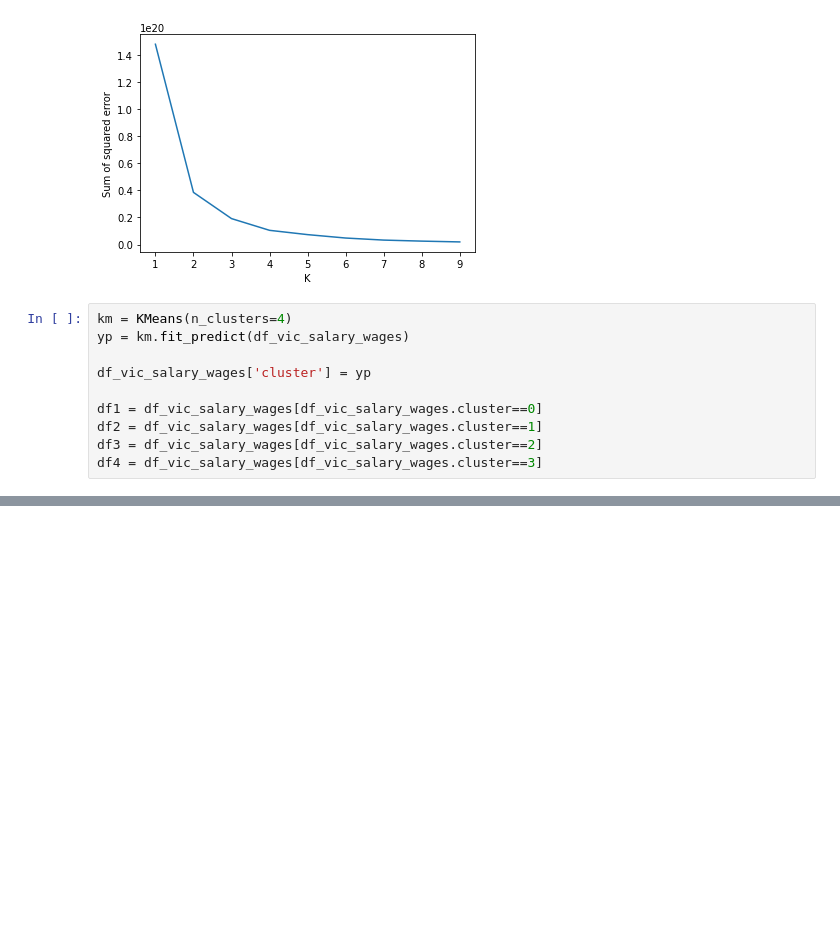
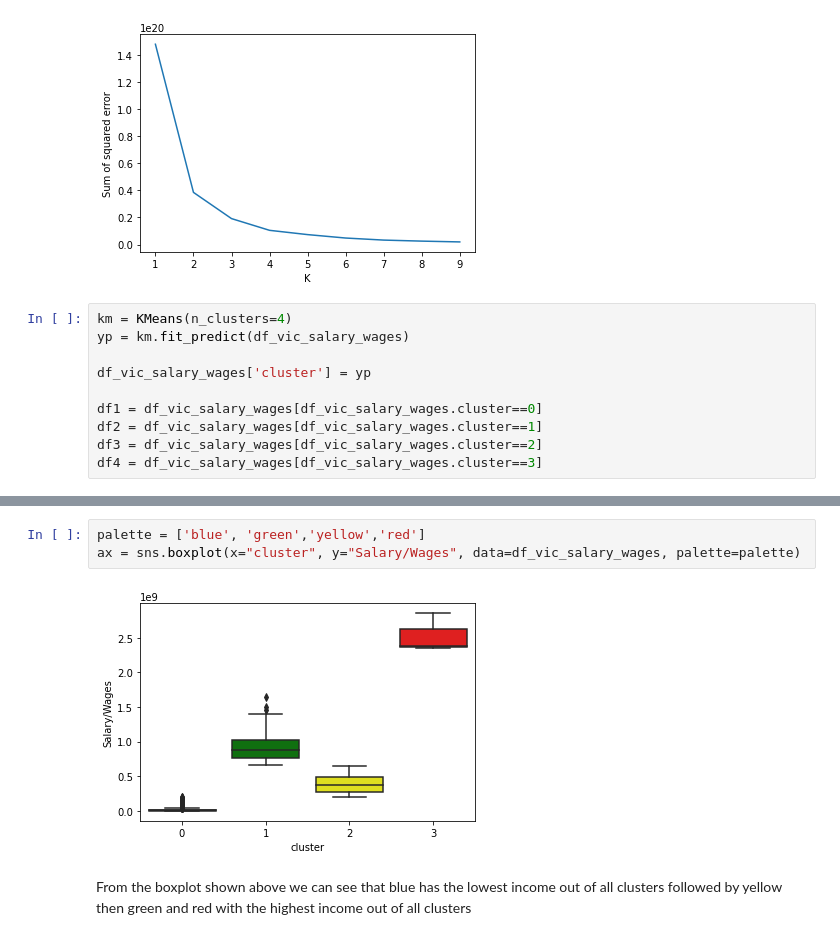
Before and after one commit to camelCaseStyle/DataScienceProject, a Jupyter notebook: 2016-2017 State Clusters.ipynb, the cells around one changed output, grey strips where cells are left out. Saved outputs shown, nothing was run; the diff lists cells and outputs as text; blank space fills up the shorter version.

Commit message:
2016 boxplot and notepad changes
added 2016-2017 vic boxplot and added data interpretation and added my information in the notepad

```diff
--- a/2016-2017 State Clusters.ipynb
+++ b/2016-2017 State Clusters.ipynb
@@ -317,0 +318,7 @@ plt.scatter(df4['Postcode'],df4['Salary/Wages'],color='red')
+# %%
+palette = ['blue', 'green','yellow','red']
+ax = sns.boxplot(x="cluster", y="Salary/Wages", data=df_vic_salary_wages, palette=palette)
+# %% [output]
+[figure, added]
+# %% [markdown]
+From the boxplot shown above we can see that blue has the lowest income out of all clusters followed by yellow then green and red with the highest income out of all clusters
```
Also changed, not shown: parts of 8 cells of this notebook, 1 other file.
